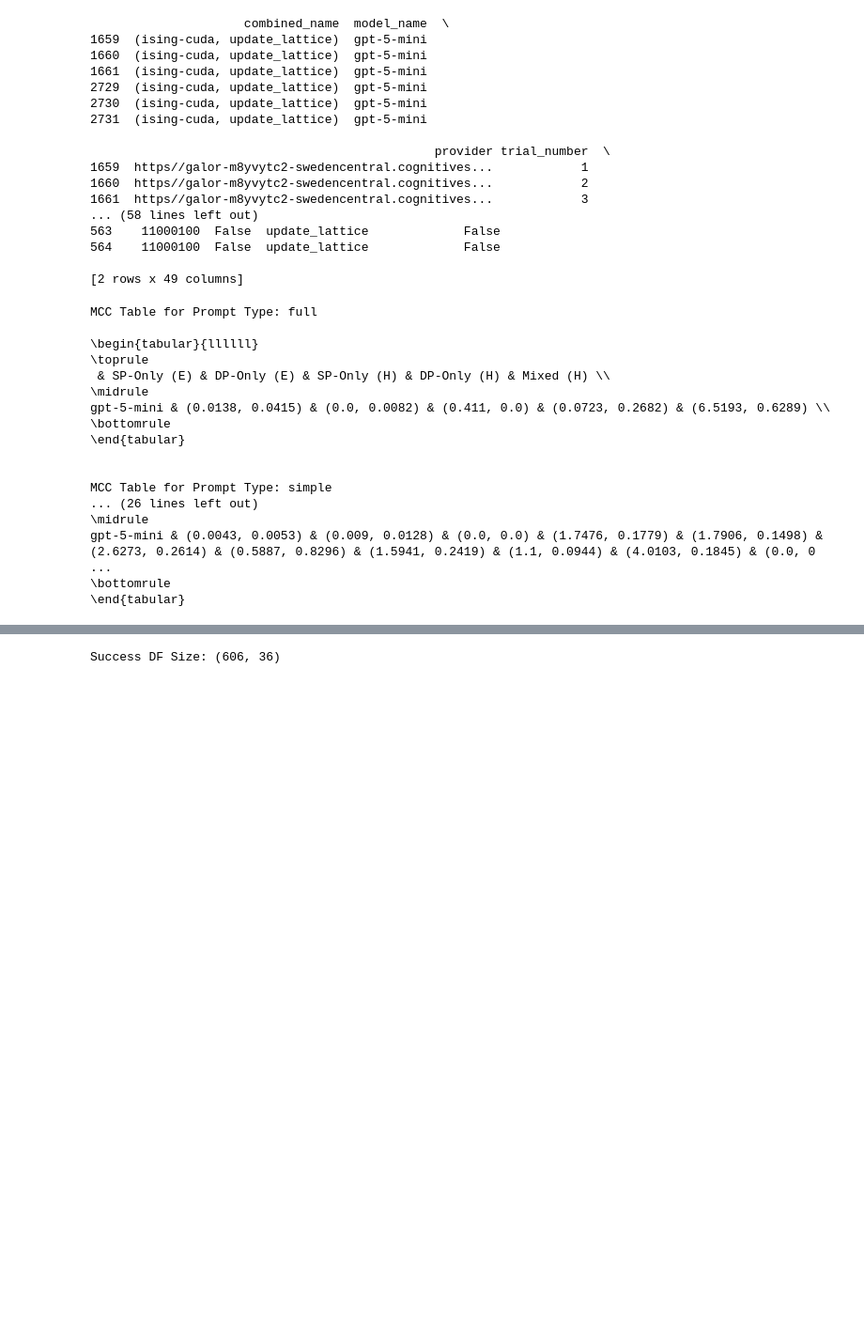
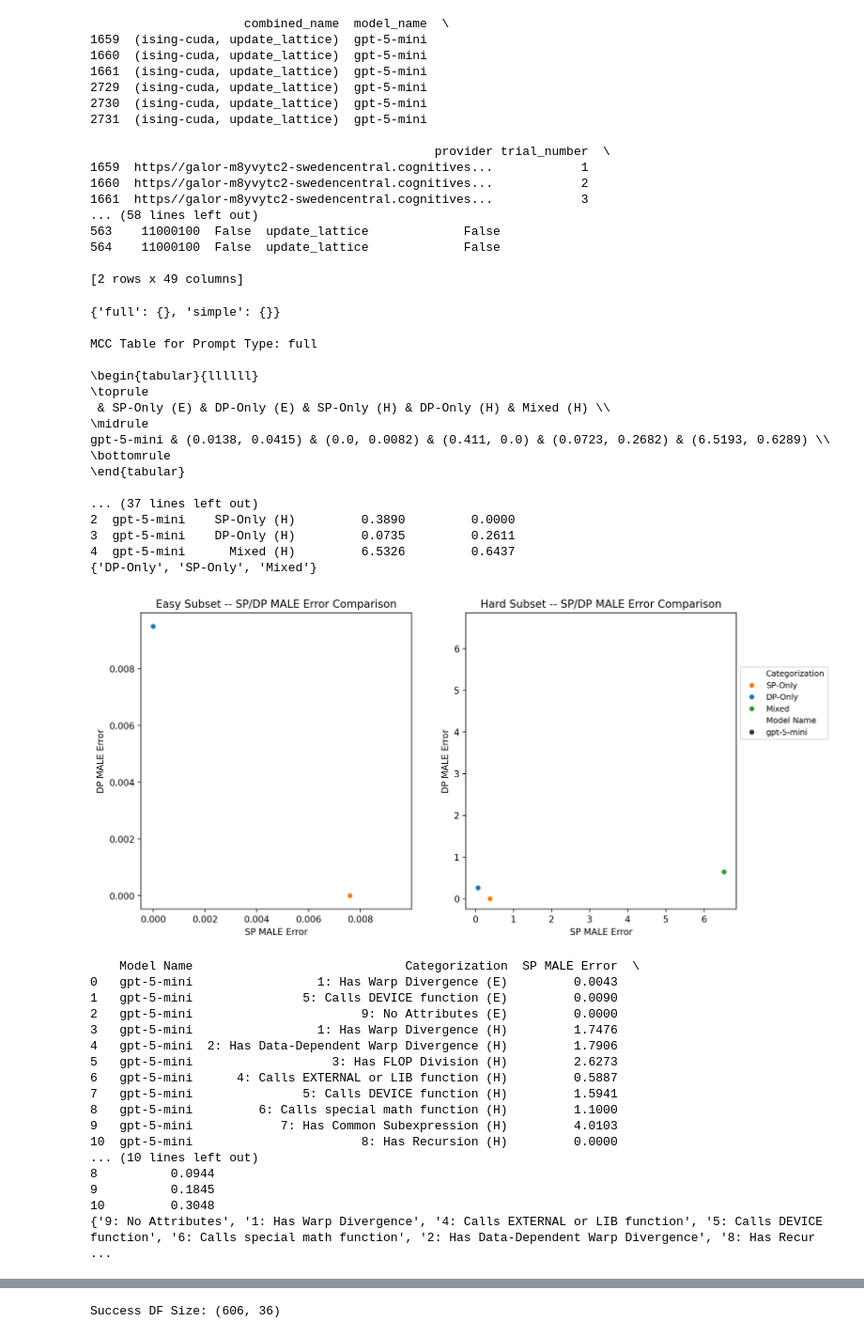
Before and after one commit to Scientific-Computing-Lab/gpuFLOPBench, a Jupyter notebook: qdecomp-langgraph-studio/kernel-survey/dataset-gen/manual-classification/baseline-data-gathering/visualizeSQLResults.ipynb, the cells around one changed output, grey strips where cells are left out. Shown at 94% size. Drawn from its saved outputs; the diff is of its cells as text; code cells hidden in the pictures; blank space fills up the shorter version.

Commit message:
added MALE error plots

```diff
--- a/qdecomp-langgraph-studio/kernel-survey/dataset-gen/manual-classification/baseline-data-gathering/visualizeSQLResults.ipynb
+++ b/qdecomp-langgraph-studio/kernel-survey/dataset-gen/manual-classification/baseline-data-gathering/visualizeSQLResults.ipynb
@@ -827,10 +827,13 @@ def compute_sp_dp_male_attr(success_df, difficulty, model_name, prompt_type, att
     return (sub_df['male_sp'].mean(), sub_df['male_dp'].mean())
 
 
-def make_abs_perc_pred_error_tables(df):
+def make_male_error_tables(df):
     success_df = df[df['error'] == 'Success']
     model_names = list(success_df['generic_model_name'].unique())
     prompt_types = list(success_df['prompt_type'].unique())
+
+    tables_to_return = {f'{prompt_type}': {} for prompt_type in prompt_types}
+    print(tables_to_return)
 
     # leave out the 'No FLOPs' category since it doesn't make sense for percent error
     flop_types = ['SP-Only', 'DP-Only', 'Mixed']  #list(success_df['nnz_flop_state'].unique())
@@ -856,6 +859,7 @@ def make_abs_perc_pred_error_tables(df):
         latex_table = table_data.to_latex(float_format="%.4f", na_rep="-")
         print(f"\nMCC Table for Prompt Type: {prompt_type}\n")
         print(latex_table)
+        tables_to_return[prompt_type]['flopWorkload'] = table_data.copy()
 
 
     code_attributes = ['1: Has Warp Divergence',
@@ -891,6 +895,7 @@ def make_abs_perc_pred_error_tables(df):
         latex_table = table_data.to_latex(float_format="%.4f", na_rep="-")
         print(f"\nMCC Table for Prompt Type: {prompt_type}\n")
         print(latex_table)
+        tables_to_return[prompt_type]['codeAttributes'] = table_data.copy()
 
 
-    return
+    return tables_to_return
@@ -897,20 +1011,40 @@ def make_abs_perc_pred_error_tables(df):
 # %%
-make_abs_perc_pred_error_tables(updated_df)
+tables = make_male_error_tables(updated_df)
+
+plot_male_error_tables(tables)
 # %% [output]
+{'full': {}, 'simple': {}}
+
 MCC Table for Prompt Type: full
 
 \begin{tabular}{llllll}
 \toprule
  & SP-Only (E) & DP-Only (E) & SP-Only (H) & DP-Only (H) & Mixed (H) \\
 \midrule
 gpt-5-mini & (0.0138, 0.0415) & (0.0, 0.0082) & (0.411, 0.0) & (0.0723, 0.2682) & (6.5193, 0.6289) \\
 \bottomrule
 \end{tabular}
 
-
-MCC Table for Prompt Type: simple
-... (26 lines left out)
-\midrule
-gpt-5-mini & (0.0043, 0.0053) & (0.009, 0.0128) & (0.0, 0.0) & (1.7476, 0.1779) & (1.7906, 0.1498) & (2.6273, 0.2614) & (0.5887, 0.8296) & (1.5941, 0.2419) & (1.1, 0.0944) & (4.0103, 0.1845) & (0.0, 0 ...
-\bottomrule
-\end{tabular}
+... (37 lines left out)
+2  gpt-5-mini    SP-Only (H)         0.3890         0.0000
+3  gpt-5-mini    DP-Only (H)         0.0735         0.2611
+4  gpt-5-mini      Mixed (H)         6.5326         0.6437
+{'DP-Only', 'SP-Only', 'Mixed'}
+[figure, added]
+    Model Name                             Categorization  SP MALE Error  \
+0   gpt-5-mini                 1: Has Warp Divergence (E)         0.0043
+1   gpt-5-mini               5: Calls DEVICE function (E)         0.0090
+2   gpt-5-mini                       9: No Attributes (E)         0.0000
+3   gpt-5-mini                 1: Has Warp Divergence (H)         1.7476
+4   gpt-5-mini  2: Has Data-Dependent Warp Divergence (H)         1.7906
+5   gpt-5-mini                   3: Has FLOP Division (H)         2.6273
+6   gpt-5-mini      4: Calls EXTERNAL or LIB function (H)         0.5887
+7   gpt-5-mini               5: Calls DEVICE function (H)         1.5941
+8   gpt-5-mini         6: Calls special math function (H)         1.1000
+9   gpt-5-mini            7: Has Common Subexpression (H)         4.0103
+10  gpt-5-mini                       8: Has Recursion (H)         0.0000
+... (10 lines left out)
+8          0.0944
+9          0.1845
+10         0.3048
+{'9: No Attributes', '1: Has Warp Divergence', '4: Calls EXTERNAL or LIB function', '5: Calls DEVICE function', '6: Calls special math function', '2: Has Data-Dependent Warp Divergence', '8: Has Recur ...
```
Also changed, not shown: parts of 2 cells of this notebook.
